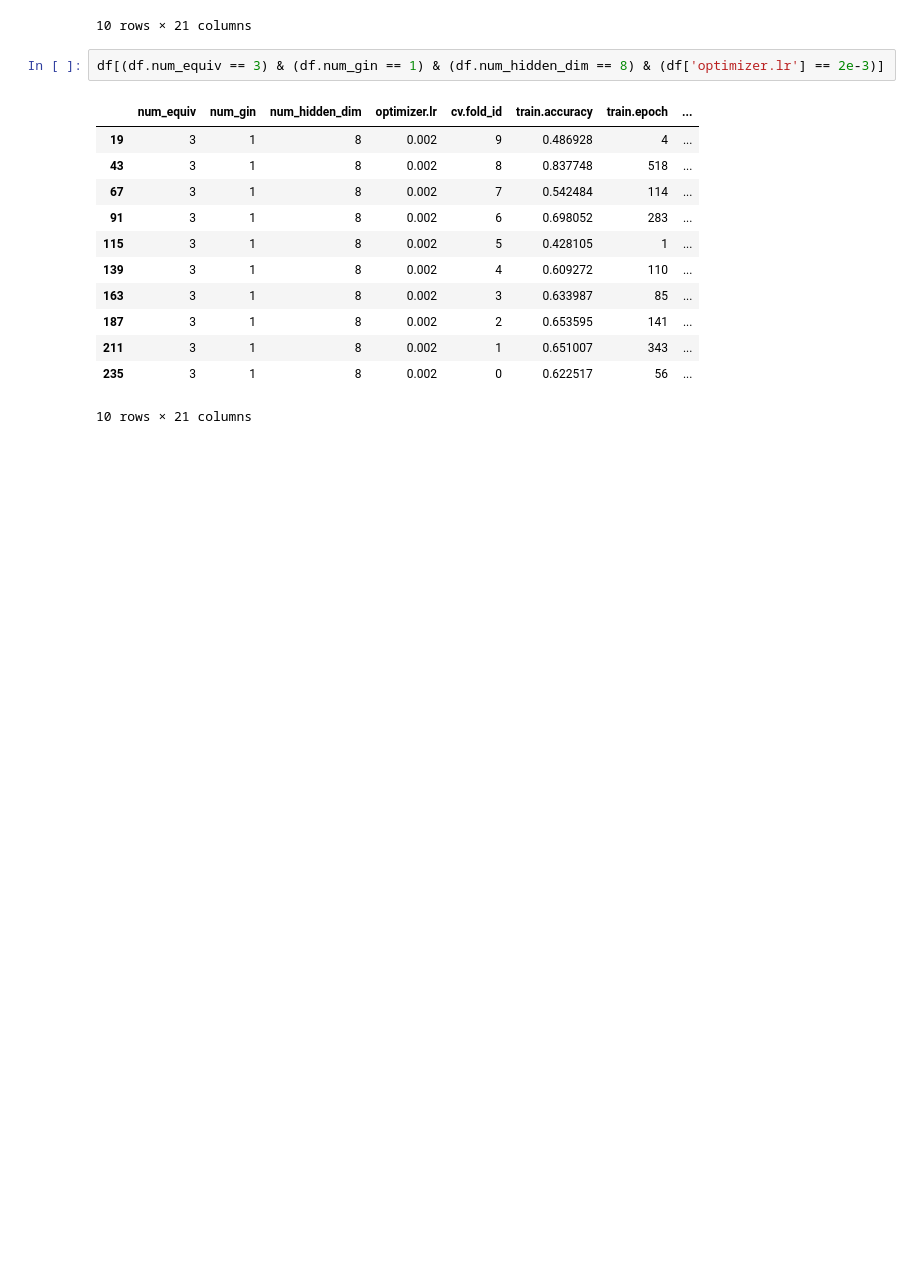
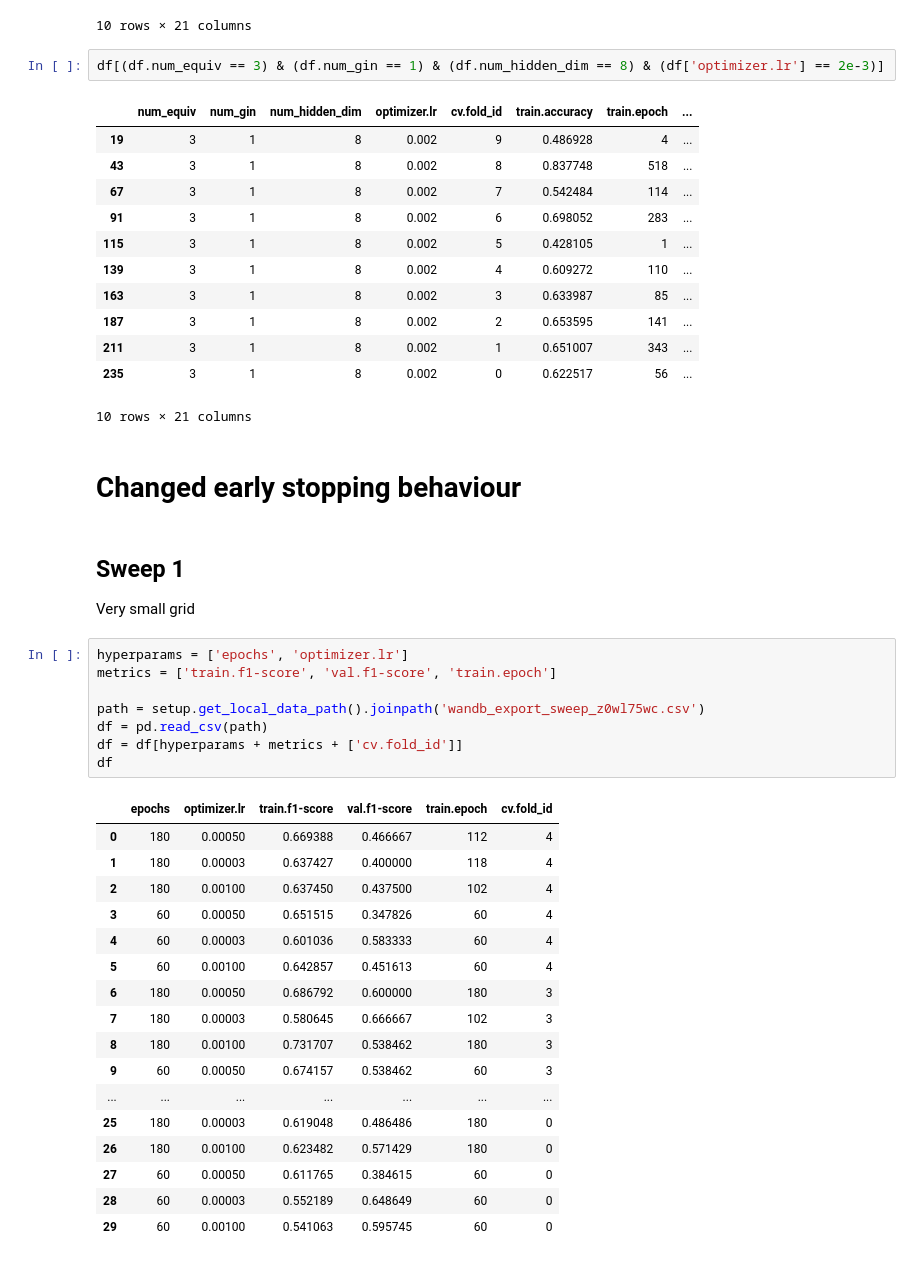
Before and after one commit to matthiaszeller/GNN-MI, a Jupyter notebook: notebook/4-CoordToCnc-diagnosis.ipynb, the cells around one changed output. Saved outputs shown, nothing was run; the diff lists cells and outputs as text; blank space fills up the shorter version.

```diff
--- a/notebook/4-CoordToCnc-diagnosis.ipynb
+++ b/notebook/4-CoordToCnc-diagnosis.ipynb
@@ -273,3 +273,35 @@ df[(df.num_equiv == 3) & (df.num_gin == 1) & (df.num_hidden_dim == 8) & (df['opt
 | 211 | 3 | 1 | 8 | 0.002 | 1 | 0.651007 | 343 | ... |
 | 235 | 3 | 1 | 8 | 0.002 | 0 | 0.622517 | 56 | ... |
 10 rows × 21 columns
+# %% [markdown]
+# Changed early stopping behaviour
+# %% [markdown]
+## Sweep 1
+
+Very small grid
+# %%
+hyperparams = ['epochs', 'optimizer.lr']
+metrics = ['train.f1-score', 'val.f1-score', 'train.epoch']
+
+path = setup.get_local_data_path().joinpath('wandb_export_sweep_z0wl75wc.csv')
+df = pd.read_csv(path)
+df = df[hyperparams + metrics + ['cv.fold_id']]
+df
+# %% [output]
+|  | epochs | optimizer.lr | train.f1-score | val.f1-score | train.epoch | cv.fold_id |
+| 0 | 180 | 0.00050 | 0.669388 | 0.466667 | 112 | 4 |
+| 1 | 180 | 0.00003 | 0.637427 | 0.400000 | 118 | 4 |
+| 2 | 180 | 0.00100 | 0.637450 | 0.437500 | 102 | 4 |
+| 3 | 60 | 0.00050 | 0.651515 | 0.347826 | 60 | 4 |
+| 4 | 60 | 0.00003 | 0.601036 | 0.583333 | 60 | 4 |
+| 5 | 60 | 0.00100 | 0.642857 | 0.451613 | 60 | 4 |
+| 6 | 180 | 0.00050 | 0.686792 | 0.600000 | 180 | 3 |
+| 7 | 180 | 0.00003 | 0.580645 | 0.666667 | 102 | 3 |
+| 8 | 180 | 0.00100 | 0.731707 | 0.538462 | 180 | 3 |
+| 9 | 60 | 0.00050 | 0.674157 | 0.538462 | 60 | 3 |
+| ... | ... | ... | ... | ... | ... | ... |
+| 25 | 180 | 0.00003 | 0.619048 | 0.486486 | 180 | 0 |
+| 26 | 180 | 0.00100 | 0.623482 | 0.571429 | 180 | 0 |
+| 27 | 60 | 0.00050 | 0.611765 | 0.384615 | 60 | 0 |
+| 28 | 60 | 0.00003 | 0.552189 | 0.648649 | 60 | 0 |
+| 29 | 60 | 0.00100 | 0.541063 | 0.595745 | 60 | 0 |
```
Also changed, not shown: parts of 18 cells of this notebook, 1 other file.
